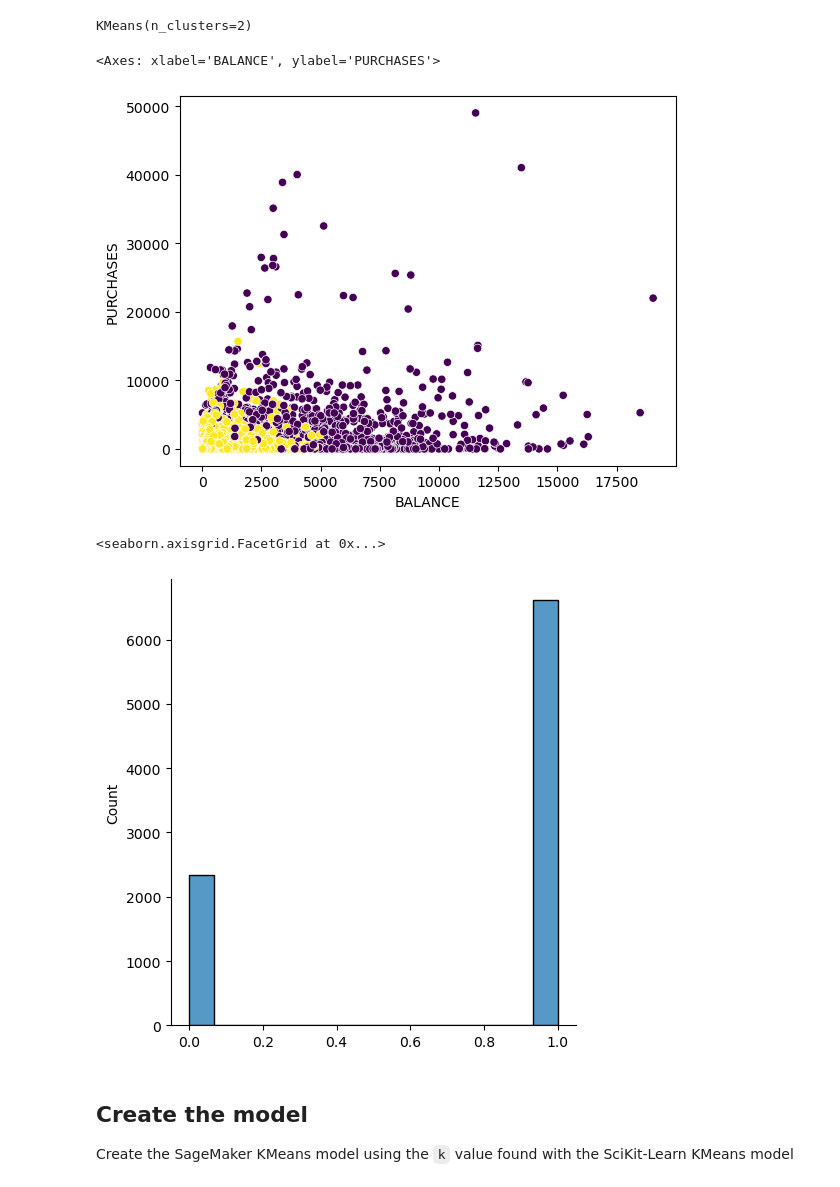
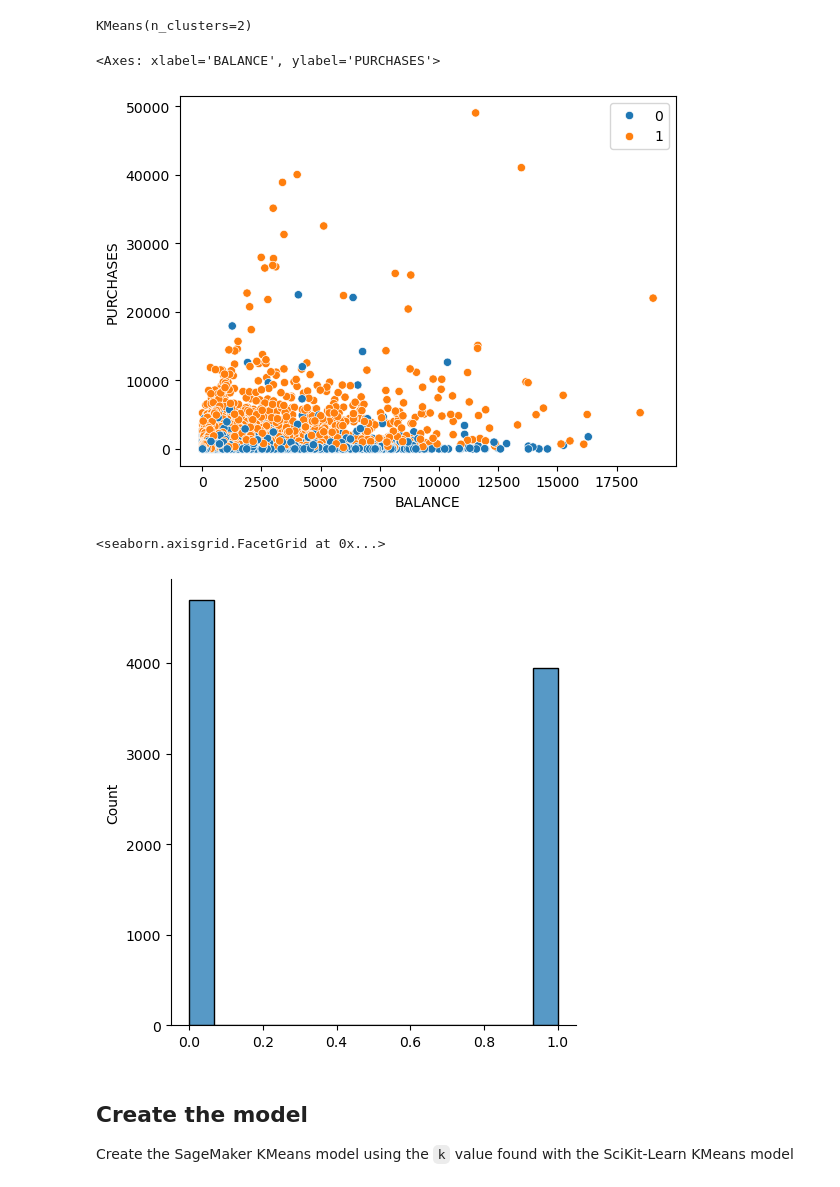
Before and after one commit to chrispoole70/credit-card-behavior-analysis, a Jupyter notebook: credit-card-behavior-analysis.ipynb, the cells around one changed output. Saved outputs shown, nothing was run; the diff lists cells and outputs as text; code cells hidden in the pictures.

Commit message:
Updated notebook to use all numeric columns as features in model.

```diff
--- a/credit-card-behavior-analysis.ipynb
+++ b/credit-card-behavior-analysis.ipynb
@@ -119,7 +110,7 @@ Select which columns will be features in the training data. Right now using the
 # %% [markdown]
 Drop all rows with any missing values in the feature columns
 # %%
-train_data_df = credit_card_holders_df[['BALANCE', 'PURCHASES', 'CREDIT_LIMIT']].dropna()
+train_data_df = credit_card_holders_df.dropna()
 # %%
 print(f'There are {len(train_data_df)} rows in the training data.')
 # %% [output]
@@ -127,3 +120,9 @@ There are 8949 rows in the training data.
+# %%
+scaler = MinMaxScaler()
+train_data_numeric_df = train_data_df.drop('CUST_ID', axis=1)
+train_data_scaled_numeric_df = pd.DataFrame(scaler.fit_transform(train_data_numeric_df))
+train_data_scaled_numeric_df.columns = train_data_numeric_df.columns
+train_data_scaled_numeric_df.index = train_data_numeric_df.index
 # %%
 sns.scatterplot(data=train_data_df, x='BALANCE', y='PURCHASES')
 # %% [output]
@@ -132,3 +140,3 @@ sns.scatterplot(data=train_data_df, x='BALANCE', y='PURCHASES')
 # %%
-train_data_coordinates = train_data_df.values.tolist()
+train_data_coordinates = train_data_scaled_numeric_df.values.tolist()
 # %%
@@ -184,15 +204,15 @@ sklearn_kmeans_model.fit(train_data_coordinates)
 # %% [output]
 KMeans(n_clusters=2)
 # %%
-sns.scatterplot(data=train_data_df, x='BALANCE', y='PURCHASES', c=sklearn_kmeans_model.labels_)
+sns.scatterplot(data=train_data_df, x='BALANCE', y='PURCHASES', hue=sklearn_kmeans_model.labels_)
 # %% [output]
 <Axes: xlabel='BALANCE', ylabel='PURCHASES'>
-[figure, old version]
+[figure, new version]
 # %%
 sns.displot(sklearn_kmeans_model.labels_)
 # %% [output]
 <seaborn.axisgrid.FacetGrid at 0x...>
-[figure, old version]
+[figure, new version]
 # %% [markdown]
 ## Create the model
 Create the SageMaker KMeans model using the `k` value found with the SciKit-Learn KMeans model
```
Also changed, not shown: parts of 26 cells of this notebook, 1 other file.
